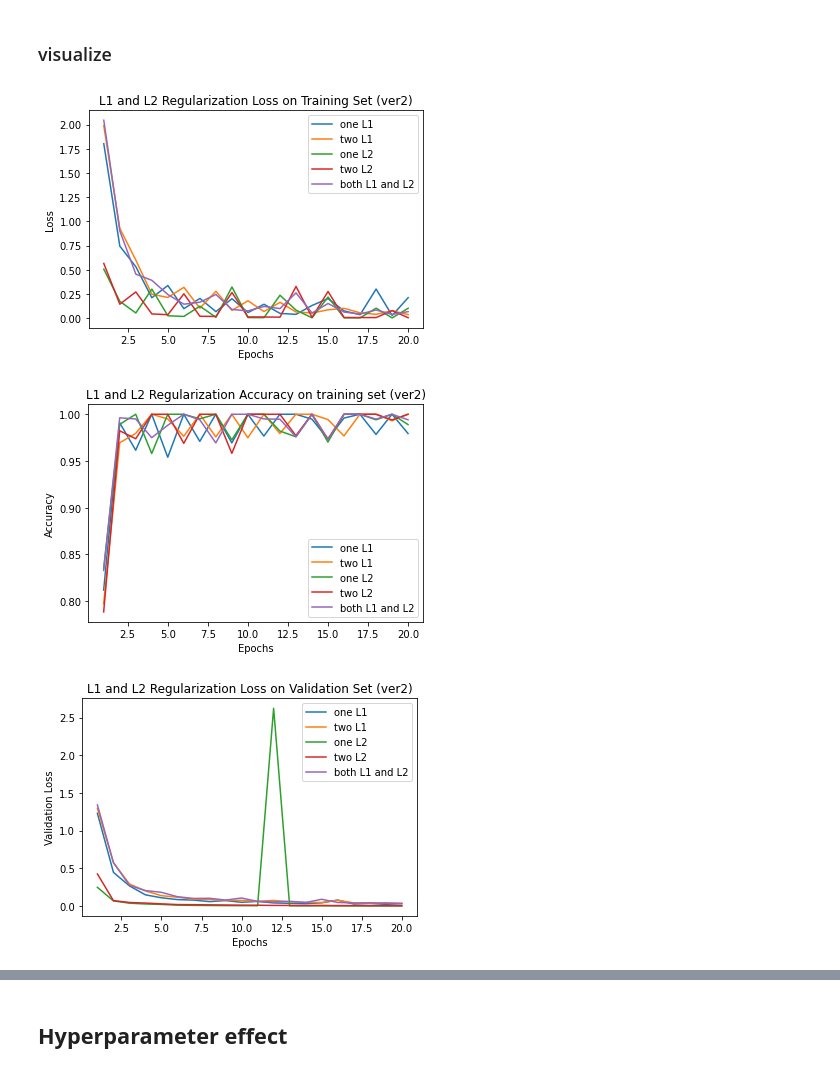
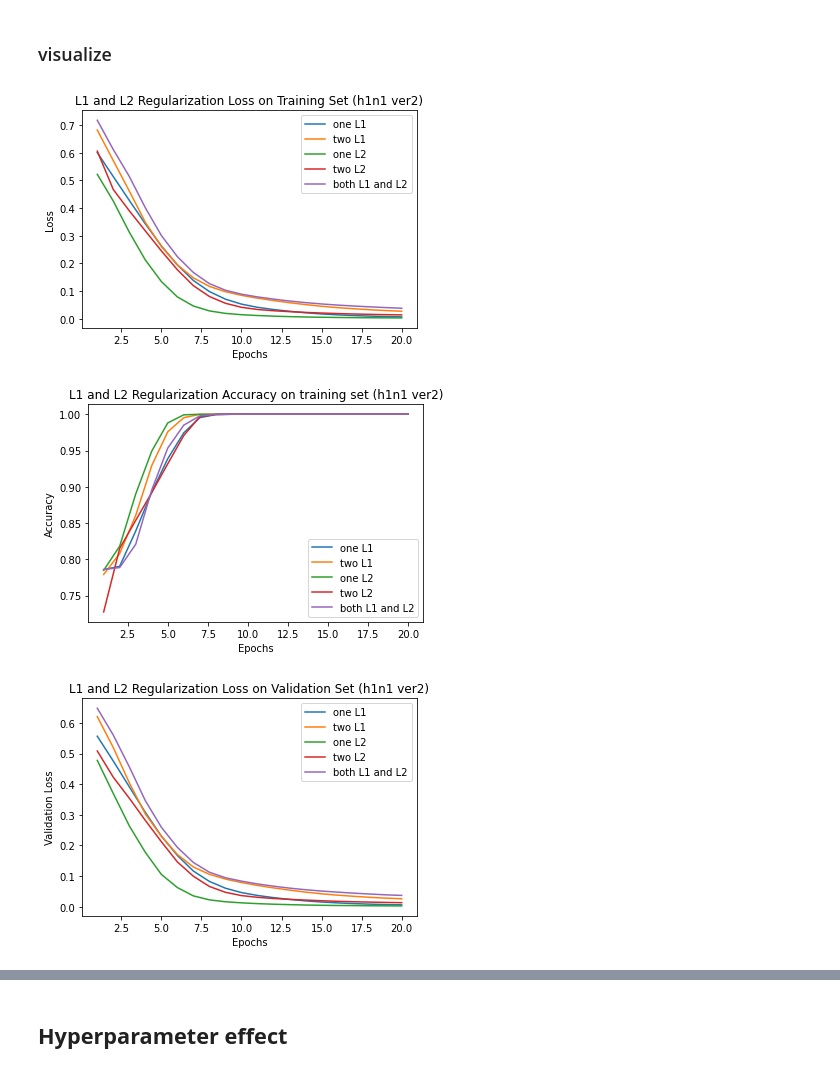
Before and after one commit to mjiii25/22-1_DL, a Jupyter notebook: team-project/modeling-dl.ipynb, the cells around one changed output, grey strips where cells are left out. Drawn from its saved outputs; the diff is of its cells as text; code cells hidden in the pictures.

```diff
--- a/team-project/modeling-dl.ipynb
+++ b/team-project/modeling-dl.ipynb
@@ -1632,14 +1633,9 @@ from keras import regularizers
 # building model
 
 model_h1n1_ver2_L1_1 = keras.Sequential([
-                                         layers.Dense(256, activation = "relu"),
-                                         layers.Dense(256, activation = "relu"),
-                                         layers.Dense(128, activation = "relu", kernel_regularizer = regularizers.l1(0.001)),
-                                         layers.Dense(64, activation = "relu"),
-                                         layers.Dense(64, activation = "relu"),
-                                         layers.Dense(16, activation = "relu"),
-                                         layers.Dense(16, activation = "relu"),
-                                         layers.Dense(1, activation = "sigmoid")
+                                      layers.Dense(16, activation = "relu", kernel_regularizer = regularizers.l1(0.001)),
+                                      layers.Dense(16, activation = "relu"),
+                                      layers.Dense(1, activation = "sigmoid")
 ])
 
 
@@ -1684,17 +1680,13 @@ from tensorflow.keras import layers
 from keras import regularizers
 
 
+
 # building model
 
 model_h1n1_ver2_L1_2 = keras.Sequential([
-                                         layers.Dense(256, activation = "relu"),
-                                         layers.Dense(256, activation = "relu"),
-                                         layers.Dense(128, activation = "relu", kernel_regularizer = regularizers.l1(0.001)),
-                                         layers.Dense(64, activation = "relu"),
-                                         layers.Dense(64, activation = "relu"),
-                                         layers.Dense(16, activation = "relu", kernel_regularizer = regularizers.l1(0.001)),
-                                         layers.Dense(16, activation = "relu"),
-                                         layers.Dense(1, activation = "sigmoid")
+                                      layers.Dense(16, activation = "relu", kernel_regularizer = regularizers.l1(0.001)),
+                                      layers.Dense(16, activation = "relu", kernel_regularizer = regularizers.l1(0.001)),
+                                      layers.Dense(1, activation = "sigmoid")
 ])
 
 
@@ -1852,14 +1835,9 @@ from keras import regularizers
 # building model
 
 model_h1n1_ver2_L12 = keras.Sequential([
-                                        layers.Dense(256, activation = "relu"),
-                                        layers.Dense(256, activation = "relu"),
-                                        layers.Dense(128, activation = "relu", kernel_regularizer = regularizers.l1_l2(l1 = 0.001, l2 = 0.001)),
-                                        layers.Dense(64, activation = "relu"),
-                                        layers.Dense(64, activation = "relu"),
-                                        layers.Dense(16, activation = "relu", kernel_regularizer = regularizers.l1_l2(l1 = 0.001, l2 = 0.001)),
-                                        layers.Dense(16, activation = "relu"),
-                                        layers.Dense(1, activation = "sigmoid")
+                                      layers.Dense(16, activation = "relu", kernel_regularizer = regularizers.l1_l2(l1 = 0.001, l2 = 0.001)),
+                                      layers.Dense(16, activation = "relu", kernel_regularizer = regularizers.l1_l2(l1 = 0.001, l2 = 0.001)),
+                                      layers.Dense(1, activation = "sigmoid")
 ])
 
 
@@ -1927,44 +1905,44 @@ plt.plot(epochs, loss_values_h1n1_ver2_L2_2, label="two L2")
 plt.plot(epochs, loss_values_h1n1_ver2_L12, label="both L1 and L2")
 
 
-plt.title("L1 and L2 Regularization Loss on Training Set (ver2)")
+plt.title("L1 and L2 Regularization Loss on Training Set (h1n1 ver2)")
 plt.xlabel("Epochs")
 plt.ylabel("Loss")
 #plt.ylim([0.3,0.9])
 plt.legend()
 plt.show()
 # %% [output]
-[figure, old version]
+[figure, new version]
 # %%
 # L1, L2 regularization effect on training accuracy
 
 
 import matplotlib.pyplot as plt
 
 
 acc_values_h1n1_ver2_L1_1 = history_dict_h1n1_ver2_L1_1["accuracy"]
 acc_values_h1n1_ver2_L1_2 = history_dict_h1n1_ver2_L1_2["accuracy"]
 acc_values_h1n1_ver2_L2_1 = history_dict_h1n1_ver2_L2_1["accuracy"]
 acc_values_h1n1_ver2_L2_2 = history_dict_h1n1_ver2_L2_2["accuracy"]
 acc_values_h1n1_ver2_L12 = history_dict_h1n1_ver2_L12["accuracy"]
 
 epochs = range(1, len(acc_values_h1n1_ver2_L1_1) + 1)
 
 
 plt.plot(epochs, acc_values_h1n1_ver2_L1_1, label="one L1")
 plt.plot(epochs, acc_values_h1n1_ver2_L1_2, label="two L1")
 plt.plot(epochs, acc_values_h1n1_ver2_L2_1, label="one L2")
 plt.plot(epochs, acc_values_h1n1_ver2_L2_2, label="two L2")
 plt.plot(epochs, acc_values_h1n1_ver2_L12, label="both L1 and L2")
 
-plt.title("L1 and L2 Regularization Accuracy on training set (ver2)")
+plt.title("L1 and L2 Regularization Accuracy on training set (h1n1 ver2)")
 plt.xlabel("Epochs")
 plt.ylabel("Accuracy")
 #plt.ylim([0.78, 0.85])
 plt.legend()
 plt.show()
 # %% [output]
-[figure, old version]
+[figure, new version]
 # %%
 # L1, L2 regularization effect on validation loss
 
@@ -1989,14 +1967,14 @@ plt.plot(epochs, val_loss_values_h1n1_ver2_L2_2, label="two L2")
 plt.plot(epochs, val_loss_values_h1n1_ver2_L12, label="both L1 and L2")
 
 
-plt.title("L1 and L2 Regularization Loss on Validation Set (ver2)")
+plt.title("L1 and L2 Regularization Loss on Validation Set (h1n1 ver2)")
 plt.xlabel("Epochs")
 plt.ylabel("Validation Loss")
 #plt.ylim([0.3,0.9])
 plt.legend()
 plt.show()
 # %% [output]
-[figure, old version]
+[figure, new version]
 # %%
 # L1, L2 regularization effect on validation accuracy
 
```
Also changed, not shown: parts of 195 cells of this notebook.
